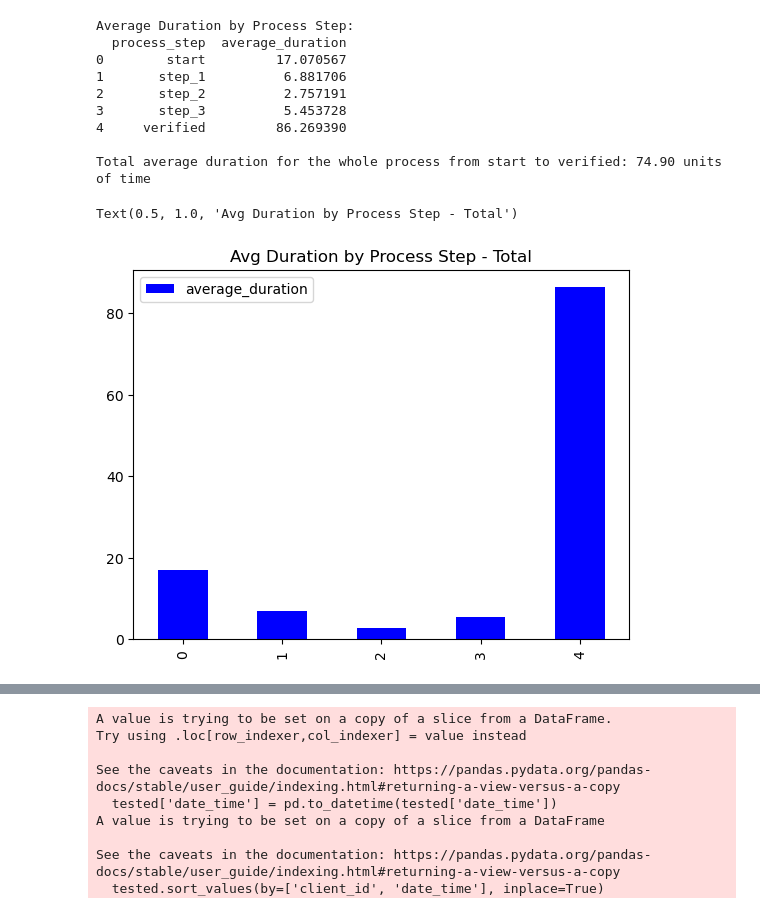
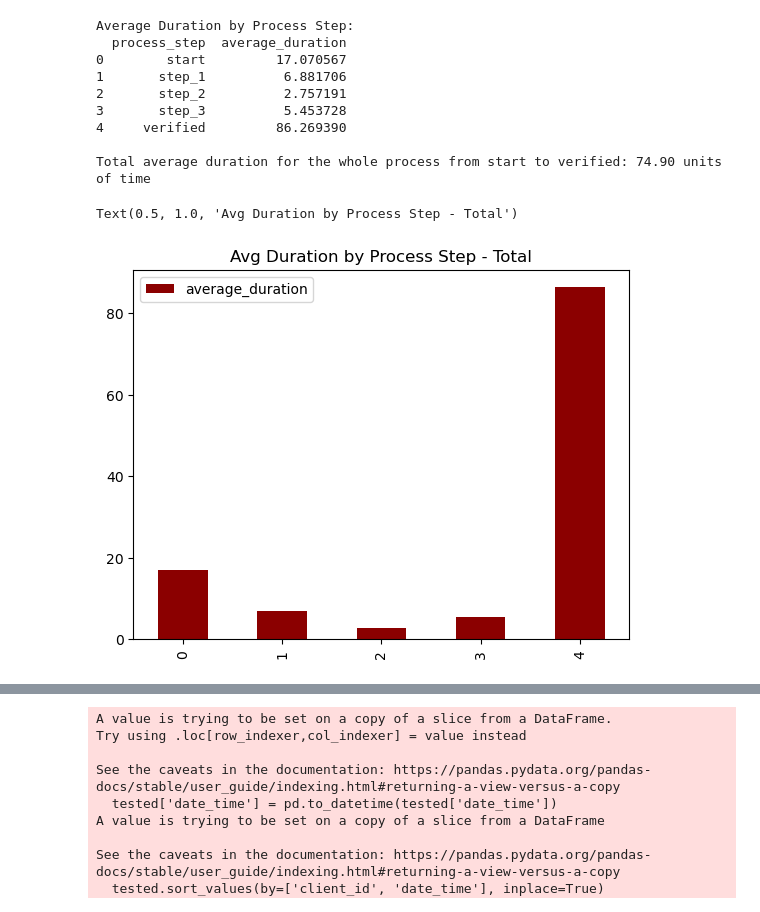
Before and after one commit to mwilfer8888/the-pookies-project, a Jupyter notebook: Pookies_Project (SAFE).ipynb, the cells around one changed output, grey strips where cells are left out. Saved outputs shown, nothing was run; the diff lists cells and outputs as text; code cells hidden in the pictures.

Commit message:
Updated
Has most of the data ready to go & graphs. need to work on demographic df next.

```diff
--- a/Pookies_Project (SAFE).ipynb
+++ b/Pookies_Project (SAFE).ipynb
@@ -422,11 +444,11 @@ Average Duration by Process Step:
 
 Total average duration for the whole process from start to verified: 74.90 units of time
 # %%
-average_duration_by_step.plot(kind="bar", stacked=False, color='blue')
+average_duration_by_step.plot(kind="bar", stacked=False, color='darkred')
 plt.title("Avg Duration by Process Step - Total")
 # %% [output]
 Text(0.5, 1.0, 'Avg Duration by Process Step - Total')
-[figure, old version]
+[figure, new version]
 # %%
 # THIS IS IN HOUR FOR CONTROL
 control['date_time'] = pd.to_datetime(control['date_time'])
```
Also changed, not shown: parts of 18 cells of this notebook.
